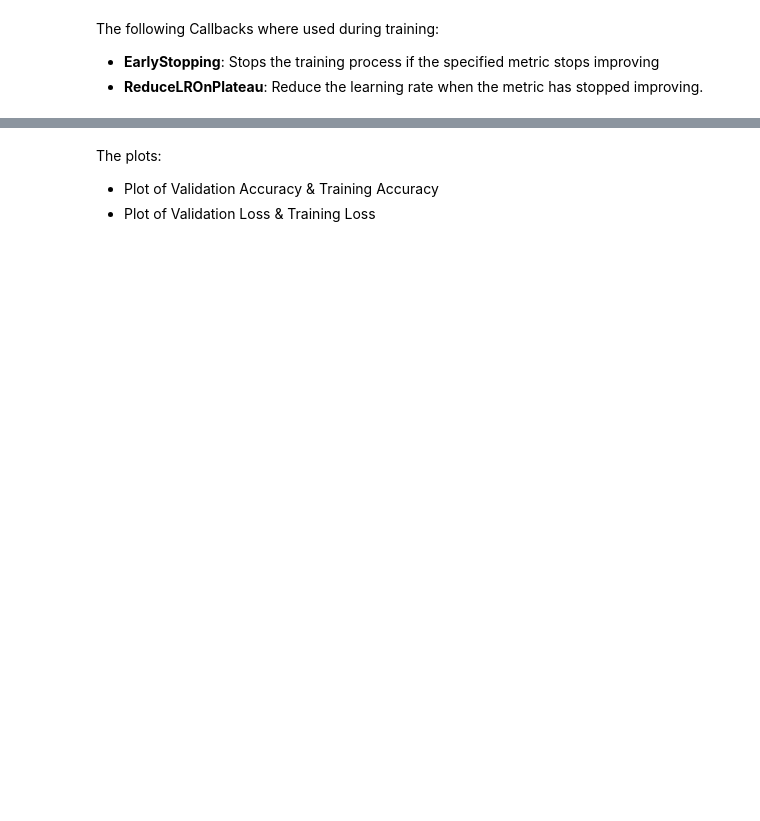
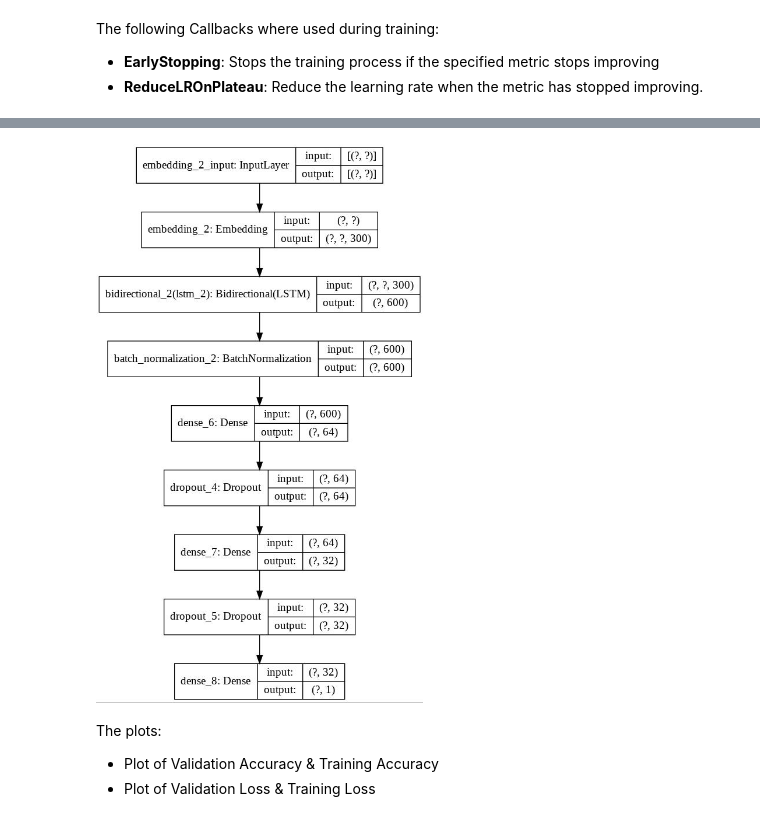
Before and after one commit to aneesh98/Real-Or-Not, a Jupyter notebook: RealOrNot.ipynb, the cells around one changed output, grey strips where cells are left out. Saved outputs shown, nothing was run; the diff lists cells and outputs as text; code cells hidden in the pictures; blank space fills up the shorter version.

```diff
--- a/RealOrNot.ipynb
+++ b/RealOrNot.ipynb
@@ -469,3 +524,8 @@ plt.bar(np.array(['glove', 'custom', 'w2v']), np.array([glove_acc, custom_acc, w
+# %%
+from tensorflow.keras.utils import plot_model
+plot_model(model, to_file='model_arch.jpg', show_shapes = True)
+# %% [output]
+[figure, added]
 # %%
 def plot_model_details(data, data_type):
   fig, (ax1, ax2) = plt.subplots(1, 2, sharex = True, sharey = True, figsize = (10, 5))
```
Also changed, not shown: parts of 26 cells of this notebook.
